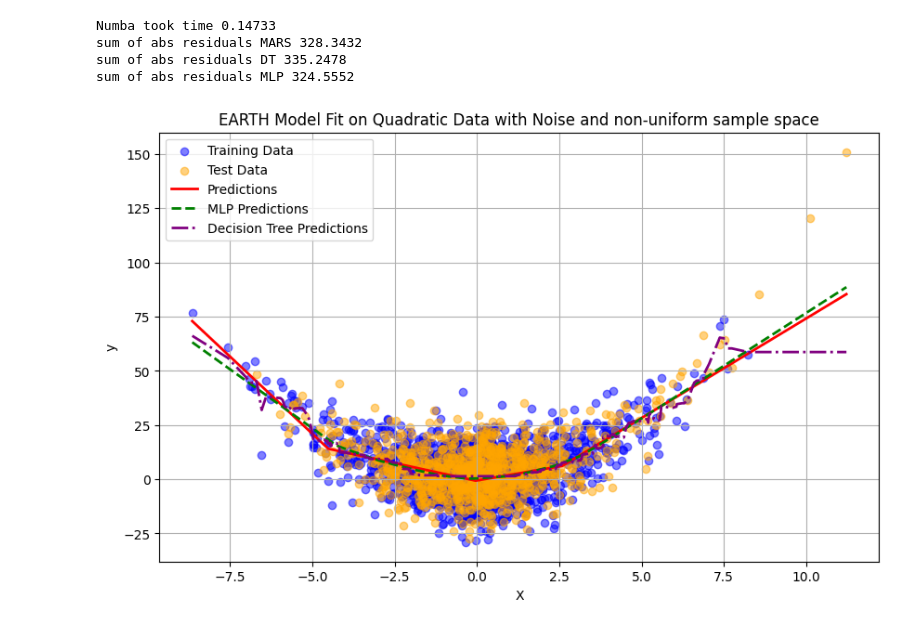
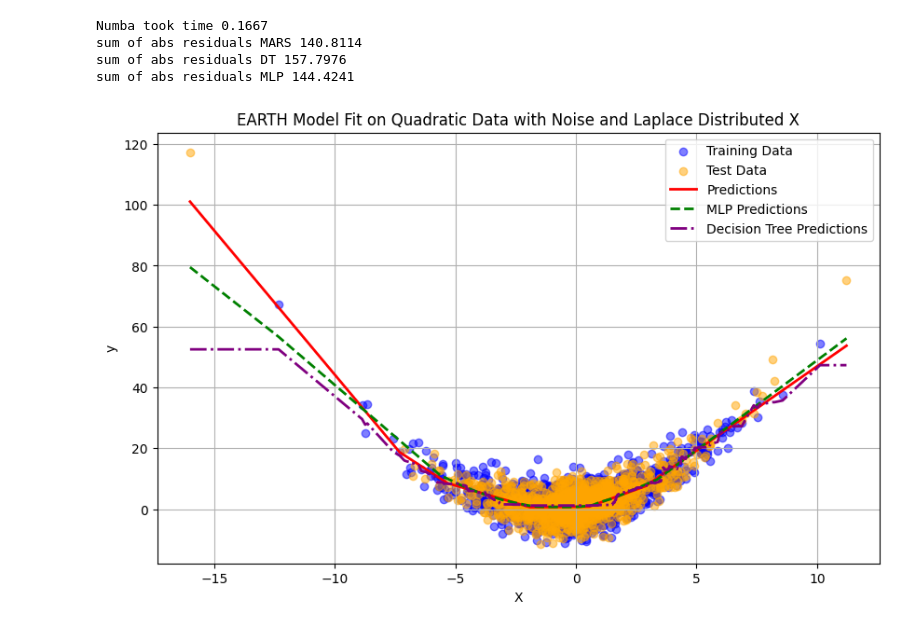
Before and after one commit to bjarkeh97/EARTH, a Jupyter notebook: examples/non_uniform_sample_space.ipynb, the cells around one changed output. Cells and saved outputs as stored; diff of their text form; code cells hidden in the pictures.

```diff
--- a/examples/non_uniform_sample_space.ipynb
+++ b/examples/non_uniform_sample_space.ipynb
@@ -17,12 +17,12 @@ from sklearn.ensemble import RandomForestRegressor
 def generate_data(n_samples=200, noise_level=0.1, random_state=42):
     np.random.seed(random_state)
     X = np.sort(np.random.laplace(0, 1.5, n_samples))
-    y = 1 + 0.5*X + X**2  + np.random.normal(0, noise_level, n_samples)
+    y = 1 + 1*X + 0.5*X**2  + np.random.normal(0, noise_level, n_samples)
     return X.reshape(-1, 1), y  # Reshape for sklearn compatibility
 
 # Step 2: Split Data
-n = 2000
-X, y = generate_data(n_samples=n, noise_level=6.0)
+n = 3000
+X, y = generate_data(n_samples=n, noise_level=4)
 X_train, X_test, y_train, y_test = train_test_split(
     X, y, test_size=0.4, random_state=42
 )
@@ -50,7 +50,7 @@ y_pred_test = earth_model_np.predict(X_test)
 # y_pred_svd = earth_model_svd.predict(X)
 
 print(
-    "sum of abs residuals MARS", np.sqrt(sum((y_test - y_pred_test) ** 2)).round(4)
+    "sum of abs residuals EARTH", np.sqrt(sum((y_test - y_pred_test) ** 2)).round(4)
 )
 print(
     "sum of abs residuals DT", np.sqrt(sum((y_test - y_pred_test_dt) ** 2)).round(4)
@@ -61,36 +61,36 @@ print(
 )
 
 # Step 5: Visualize Results
 plt.figure(figsize=(10, 6))
 plt.scatter(X_train, y_train, color="blue", label="Training Data", alpha=0.5)
 plt.scatter(X_test, y_test, color="orange", label="Test Data", alpha=0.5)
 plt.plot(X, y_pred, color="red", label="Predictions", linewidth=2)
 plt.plot(
     X,
     y_pred_mlp,
     color="green",
     label="MLP Predictions",
     linewidth=2,
     linestyle="--",
 )
 
 plt.plot(
     X,
     y_pred_dt,
     color="purple",
     label="Decision Tree Predictions",
     linewidth=2,
     linestyle="-.",
 )
-plt.title("EARTH Model Fit on Quadratic Data with Noise and non-uniform sample space")
+plt.title("EARTH Model Fit on Quadratic Data with Noise and Laplace Distributed X")
 plt.xlabel("X")
 plt.ylabel("y")
 plt.legend()
 plt.grid()
 plt.show()
 # %% [output]
-Numba took time 0.14733
-sum of abs residuals MARS 328.3432
-sum of abs residuals DT 335.2478
-sum of abs residuals MLP 324.5552
+Numba took time 0.1667
+sum of abs residuals MARS 140.8114
+sum of abs residuals DT 157.7976
+sum of abs residuals MLP 144.4241
-[figure, old version]
+[figure, new version]
```
Also changed, not shown: 9 other files.
